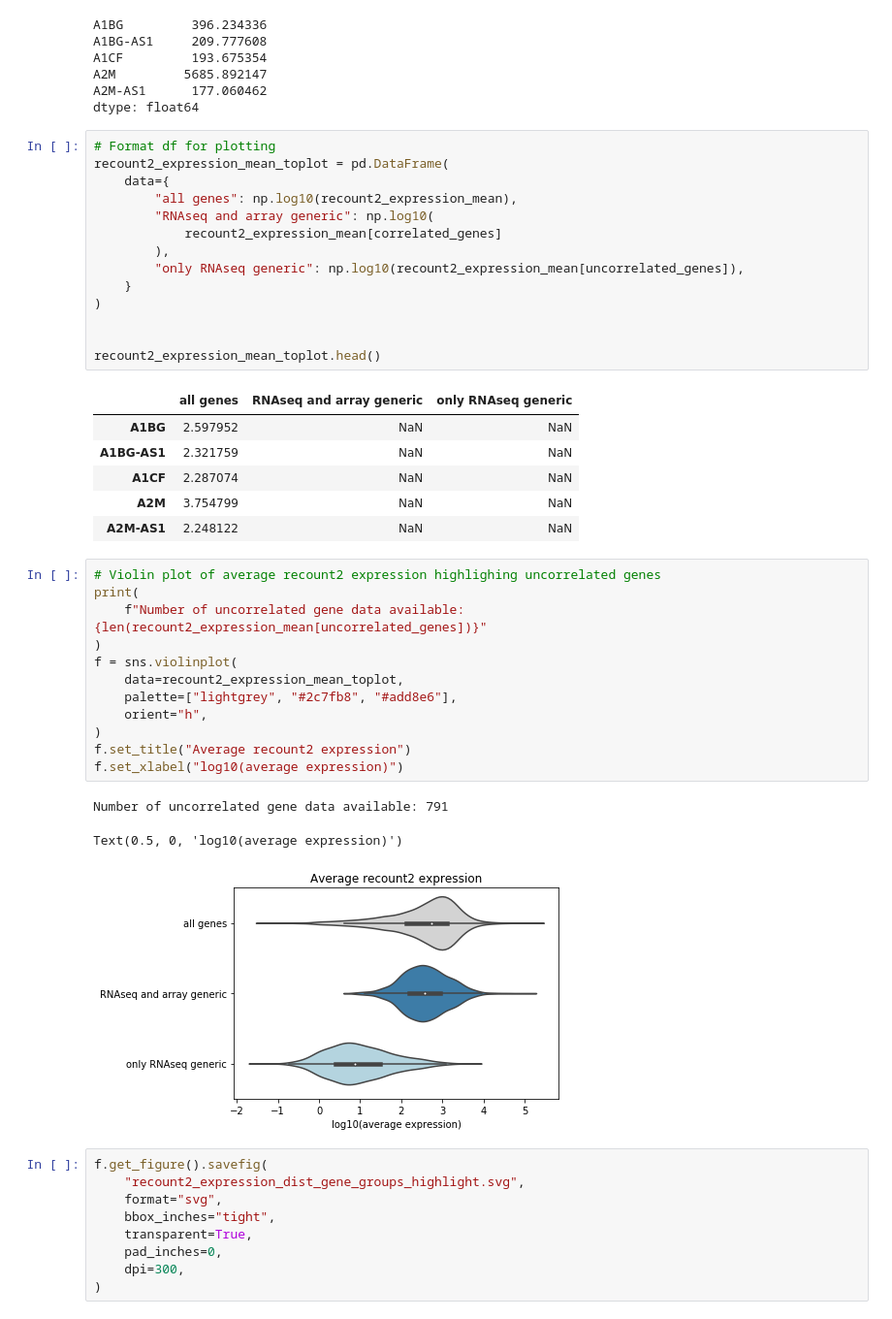
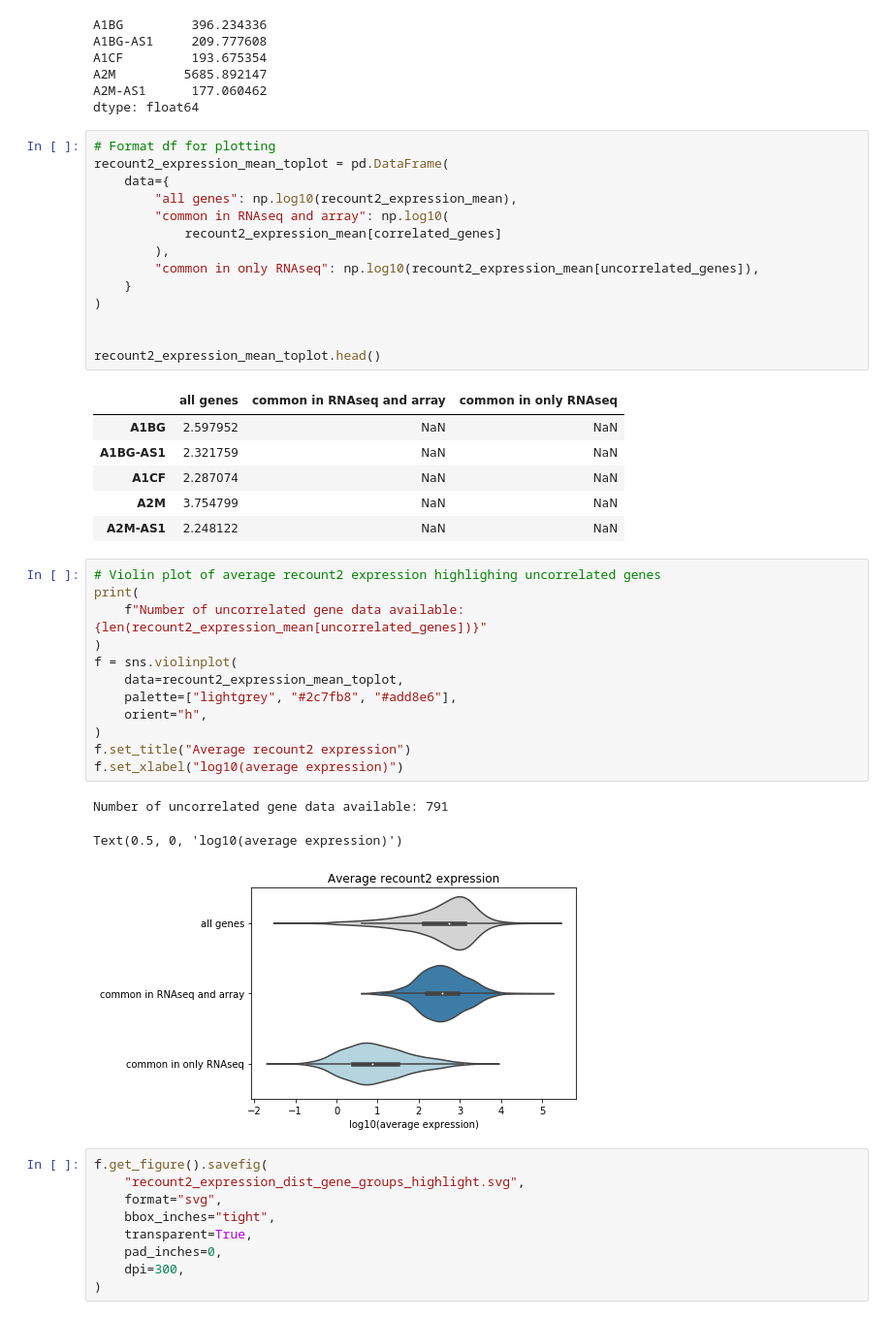
Before and after one commit to greenelab/generic-expression-patterns, a Jupyter notebook: explore_RNAseq_only_generic_genes/1b_expression_analysis_Crow.ipynb, the cells around one changed output. Shown: that part at 97% size. Saved outputs shown, nothing was run; the diff lists cells and outputs as text.

```diff
--- a/explore_RNAseq_only_generic_genes/1b_expression_analysis_Crow.ipynb
+++ b/explore_RNAseq_only_generic_genes/1b_expression_analysis_Crow.ipynb
@@ -279,19 +279,19 @@ dtype: float64
 # %%
 # Format df for plotting
 recount2_expression_mean_toplot = pd.DataFrame(
     data={
         "all genes": np.log10(recount2_expression_mean),
-        "RNAseq and array generic": np.log10(
+        "common in RNAseq and array": np.log10(
             recount2_expression_mean[correlated_genes]
         ),
-        "only RNAseq generic": np.log10(recount2_expression_mean[uncorrelated_genes]),
+        "common in only RNAseq": np.log10(recount2_expression_mean[uncorrelated_genes]),
     }
 )
 
 
 recount2_expression_mean_toplot.head()
 # %% [output]
-|  | all genes | RNAseq and array generic | only RNAseq generic |
+|  | all genes | common in RNAseq and array | common in only RNAseq |
 | A1BG | 2.597952 | NaN | NaN |
 | A1BG-AS1 | 2.321759 | NaN | NaN |
 | A1CF | 2.287074 | NaN | NaN |
@@ -312,7 +312,7 @@ f.set_xlabel("log10(average expression)")
 # %% [output]
 Number of uncorrelated gene data available: 791
 Text(0.5, 0, 'log10(average expression)')
-[figure, old version]
+[figure, new version]
 # %%
 f.get_figure().savefig(
     "recount2_expression_dist_gene_groups_highlight.svg",
```
Also changed, not shown: parts of 8 cells of this notebook, 23 other files.
